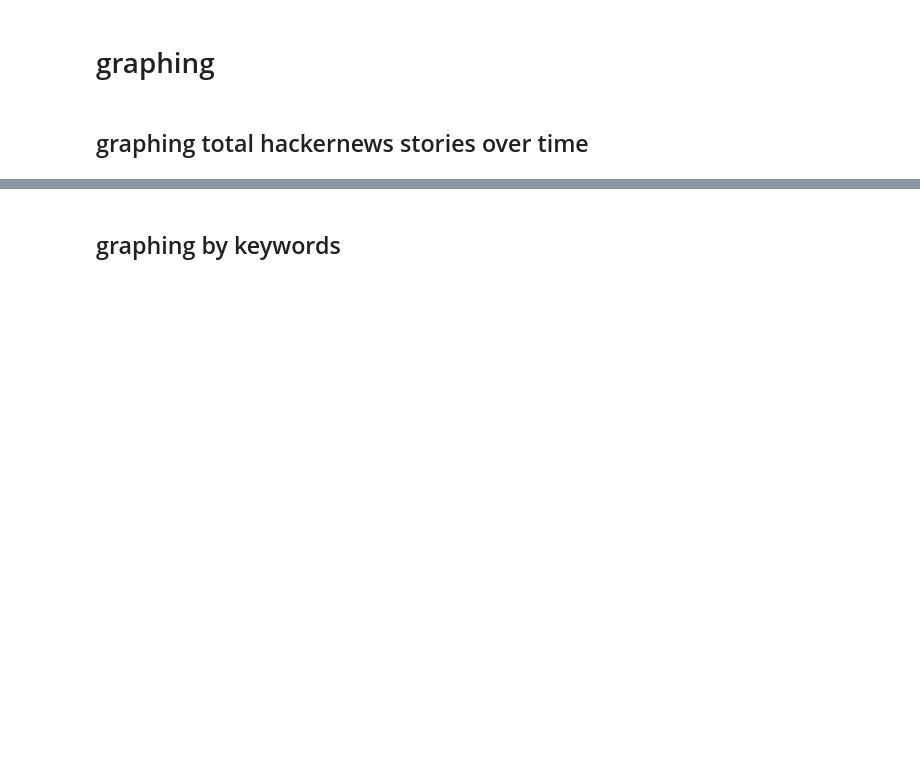
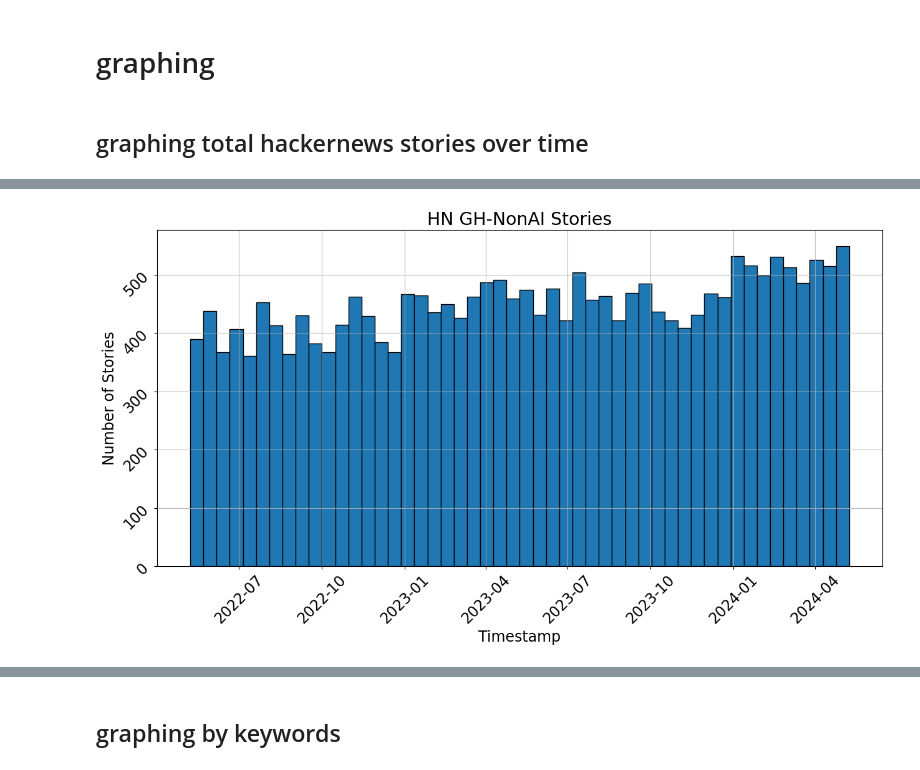
Before and after one commit to MUICT-SERU/SP2024-GPT, a Jupyter notebook: src/rq1/1a-temporal-analysis/story/analyze-hn-stories.ipynb, the cells around one changed output, grey strips where cells are left out. Cells and saved outputs as stored; diff of their text form; code cells hidden in the pictures; blank space fills up the shorter version.

```diff
--- a/src/rq1/1a-temporal-analysis/story/analyze-hn-stories.ipynb
+++ b/src/rq1/1a-temporal-analysis/story/analyze-hn-stories.ipynb
@@ -52 +62,5 @@ def plot_hist_stories(df, name: str):
+# %%
+plot_hist_stories(stories_gh_nonai_df, 'HN GH-NonAI Stories')
+# %% [output]
+[figure, added]
 # %%
```
Also changed, not shown: parts of 9 cells of this notebook.
